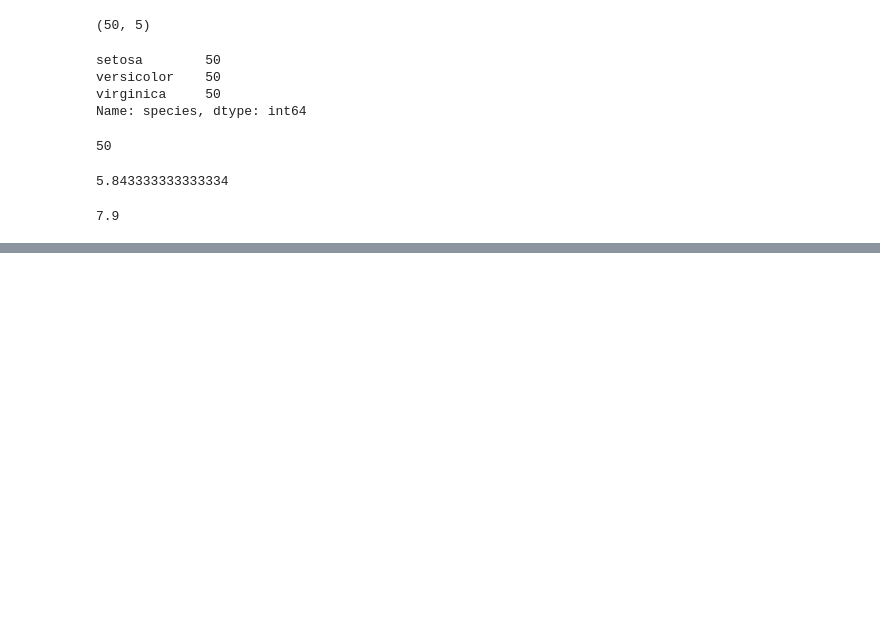
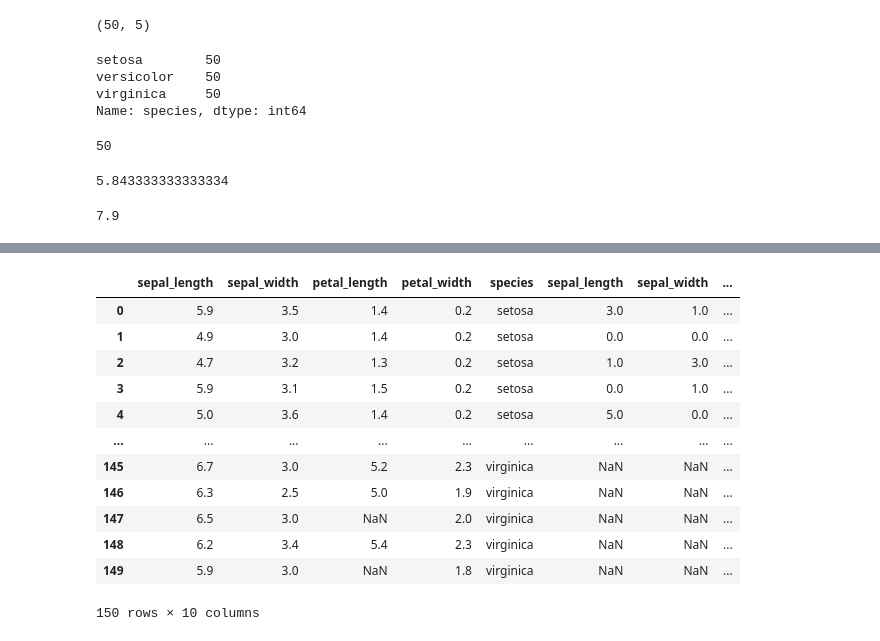
Before and after one commit to anirbang324/python_for_data_science, a Jupyter notebook: pandas/iris_dataset.ipynb, the cells around one changed output, grey strips where cells are left out. Cells and saved outputs as stored; diff of their text form; code cells hidden in the pictures; blank space fills up the shorter version.

```diff
--- a/pandas/iris_dataset.ipynb
+++ b/pandas/iris_dataset.ipynb
@@ -178,0 +393,3 @@ iris['sepal_length'].max()
+# %%
+# to get the approximate value we should find the mean of sepal_length
+iris['sepal_length'] = iris['sepal_length'].fillna(value=round(iris['sepal_length'].mean(),1))
@@ -178,0 +413,2 @@ iris['sepal_length'].max()
+# %%
+new_df = pd.DataFrame(np.random.randint(0,7,size = (9,4))) # a dummy data frame for testing
@@ -178,0 +428,3 @@ iris['sepal_length'].max()
+# %%
+# creation of a new column
+new_df['species'] = "new-species"
@@ -178,0 +440,3 @@ iris['sepal_length'].max()
+# %%
+# changing the column names
+new_df.columns = iris.columns
@@ -178,0 +452,17 @@ iris['sepal_length'].max()
+# %%
+pd.concat((iris,new_df),axis = 1) # axis = 1 for concatination vertically or column wise
+# similarly axis = 0 for concatination horizontally or row wise
+# %% [output]
+|  | sepal_length | sepal_width | petal_length | petal_width | species | sepal_length | sepal_width | ... |
+| 0 | 5.9 | 3.5 | 1.4 | 0.2 | setosa | 3.0 | 1.0 | ... |
+| 1 | 4.9 | 3.0 | 1.4 | 0.2 | setosa | 0.0 | 0.0 | ... |
+| 2 | 4.7 | 3.2 | 1.3 | 0.2 | setosa | 1.0 | 3.0 | ... |
+| 3 | 5.9 | 3.1 | 1.5 | 0.2 | setosa | 0.0 | 1.0 | ... |
+| 4 | 5.0 | 3.6 | 1.4 | 0.2 | setosa | 5.0 | 0.0 | ... |
+| ... | ... | ... | ... | ... | ... | ... | ... | ... |
+| 145 | 6.7 | 3.0 | 5.2 | 2.3 | virginica | NaN | NaN | ... |
+| 146 | 6.3 | 2.5 | 5.0 | 1.9 | virginica | NaN | NaN | ... |
+| 147 | 6.5 | 3.0 | NaN | 2.0 | virginica | NaN | NaN | ... |
+| 148 | 6.2 | 3.4 | 5.4 | 2.3 | virginica | NaN | NaN | ... |
+| 149 | 5.9 | 3.0 | NaN | 1.8 | virginica | NaN | NaN | ... |
+150 rows × 10 columns
```
Also changed, not shown: parts of 27 cells of this notebook.
